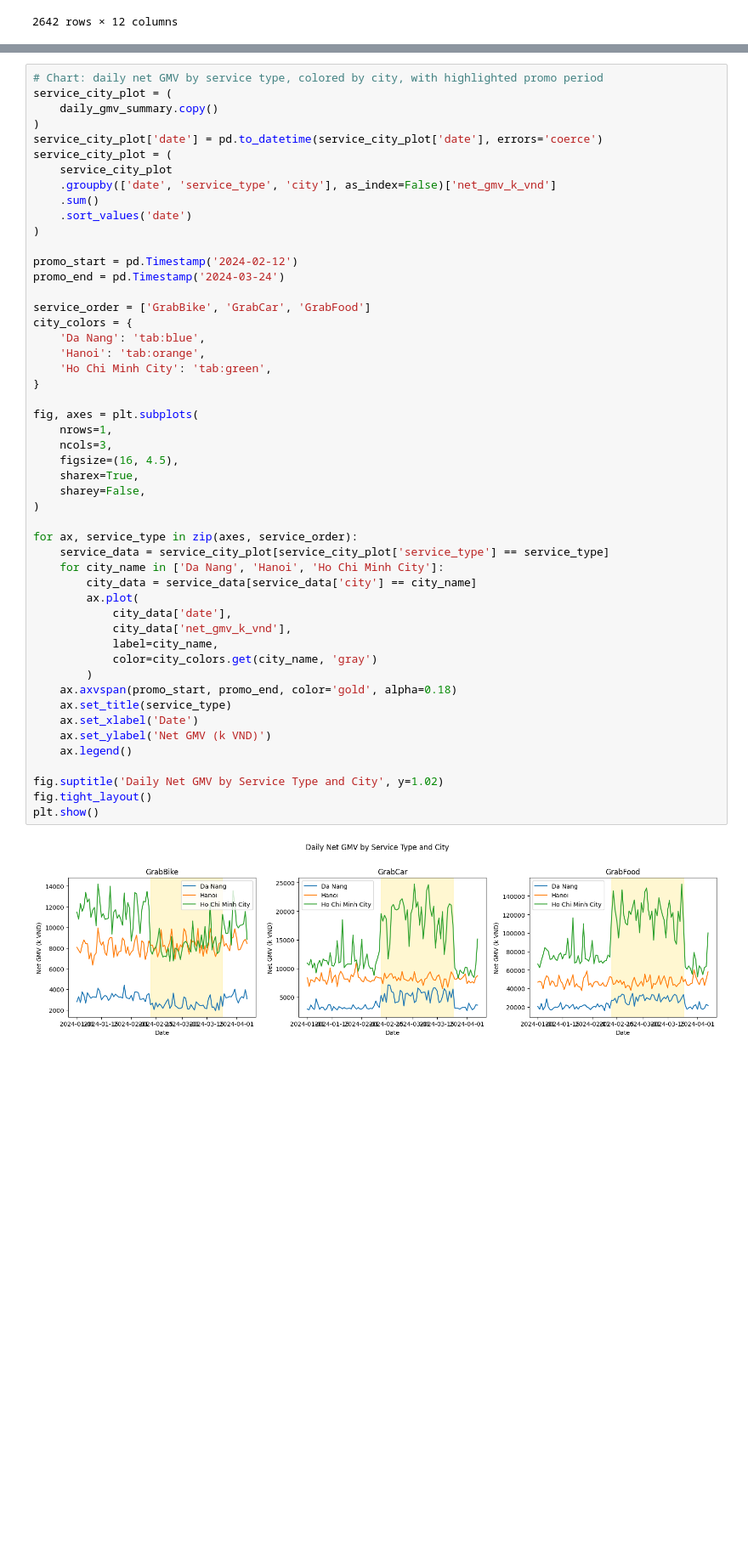
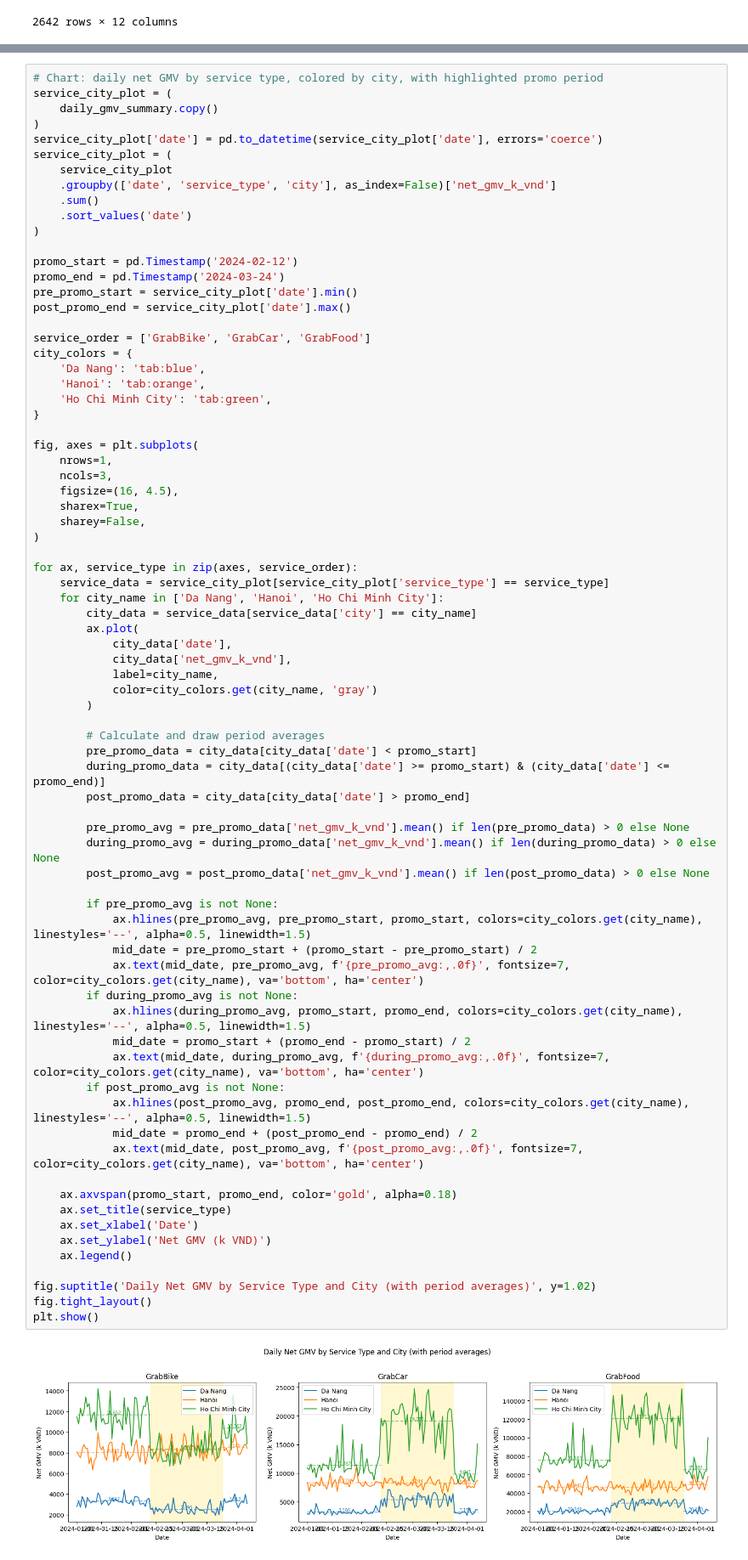
Before and after one commit to tonyvu1289/grab-assignment, a Jupyter notebook: basic_eda.ipynb, the cells around one changed output, grey strips where cells are left out. Shown at 85% size. Cells and saved outputs as stored; diff of their text form; blank space fills up the shorter version.

```diff
--- a/basic_eda.ipynb
+++ b/basic_eda.ipynb
@@ -348,6 +431,8 @@ service_city_plot = (
 
 promo_start = pd.Timestamp('2024-02-12')
 promo_end = pd.Timestamp('2024-03-24')
+pre_promo_start = service_city_plot['date'].min()
+post_promo_end = service_city_plot['date'].max()
 
 service_order = ['GrabBike', 'GrabCar', 'GrabFood']
 city_colors = {
@@ -356,32 +441,55 @@ city_colors = {
     'Ho Chi Minh City': 'tab:green',
 }
 
 fig, axes = plt.subplots(
     nrows=1,
     ncols=3,
     figsize=(16, 4.5),
     sharex=True,
     sharey=False,
 )
 
 for ax, service_type in zip(axes, service_order):
     service_data = service_city_plot[service_city_plot['service_type'] == service_type]
     for city_name in ['Da Nang', 'Hanoi', 'Ho Chi Minh City']:
         city_data = service_data[service_data['city'] == city_name]
         ax.plot(
             city_data['date'],
             city_data['net_gmv_k_vnd'],
             label=city_name,
             color=city_colors.get(city_name, 'gray')
         )
+
+        # Calculate and draw period averages
+        pre_promo_data = city_data[city_data['date'] < promo_start]
+        during_promo_data = city_data[(city_data['date'] >= promo_start) & (city_data['date'] <= promo_end)]
+        post_promo_data = city_data[city_data['date'] > promo_end]
+
+        pre_promo_avg = pre_promo_data['net_gmv_k_vnd'].mean() if len(pre_promo_data) > 0 else None
+        during_promo_avg = during_promo_data['net_gmv_k_vnd'].mean() if len(during_promo_data) > 0 else None
+        post_promo_avg = post_promo_data['net_gmv_k_vnd'].mean() if len(post_promo_data) > 0 else None
+
+        if pre_promo_avg is not None:
+            ax.hlines(pre_promo_avg, pre_promo_start, promo_start, colors=city_colors.get(city_name), linestyles='--', alpha=0.5, linewidth=1.5)
+            mid_date = pre_promo_start + (promo_start - pre_promo_start) / 2
+            ax.text(mid_date, pre_promo_avg, f'{pre_promo_avg:,.0f}', fontsize=7, color=city_colors.get(city_name), va='bottom', ha='center')
+        if during_promo_avg is not None:
+            ax.hlines(during_promo_avg, promo_start, promo_end, colors=city_colors.get(city_name), linestyles='--', alpha=0.5, linewidth=1.5)
+            mid_date = promo_start + (promo_end - promo_start) / 2
+            ax.text(mid_date, during_promo_avg, f'{during_promo_avg:,.0f}', fontsize=7, color=city_colors.get(city_name), va='bottom', ha='center')
+        if post_promo_avg is not None:
+            ax.hlines(post_promo_avg, promo_end, post_promo_end, colors=city_colors.get(city_name), linestyles='--', alpha=0.5, linewidth=1.5)
+            mid_date = promo_end + (post_promo_end - promo_end) / 2
+            ax.text(mid_date, post_promo_avg, f'{post_promo_avg:,.0f}', fontsize=7, color=city_colors.get(city_name), va='bottom', ha='center')
+
     ax.axvspan(promo_start, promo_end, color='gold', alpha=0.18)
     ax.set_title(service_type)
     ax.set_xlabel('Date')
     ax.set_ylabel('Net GMV (k VND)')
     ax.legend()
 
-fig.suptitle('Daily Net GMV by Service Type and City', y=1.02)
+fig.suptitle('Daily Net GMV by Service Type and City (with period averages)', y=1.02)
 fig.tight_layout()
 plt.show()
 # %% [output]
-[figure, old version]
+[figure, new version]
```
Also changed, not shown: parts of 4 cells of this notebook.
